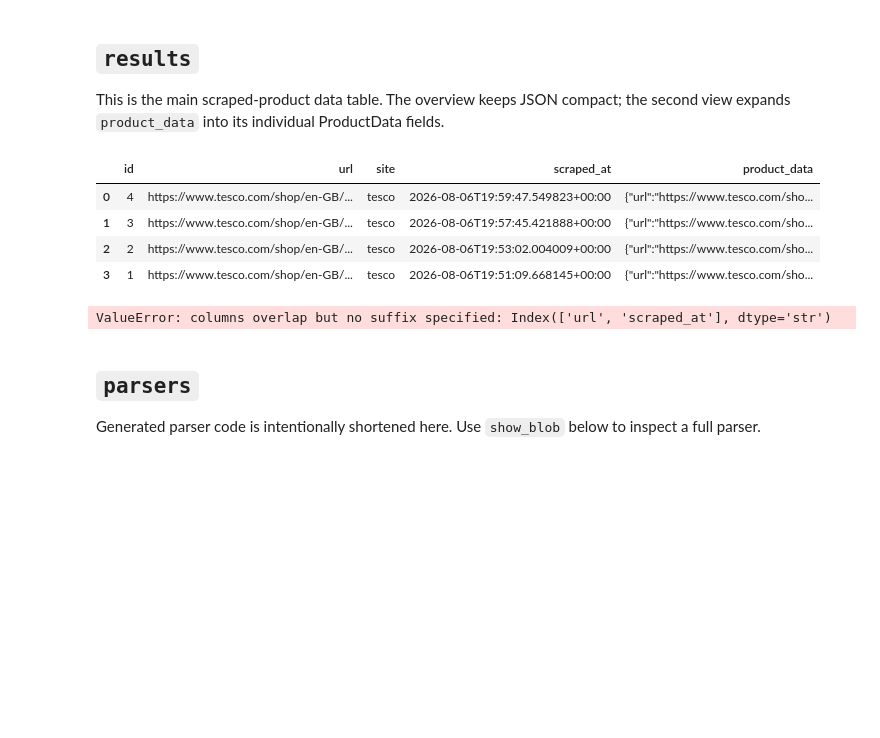
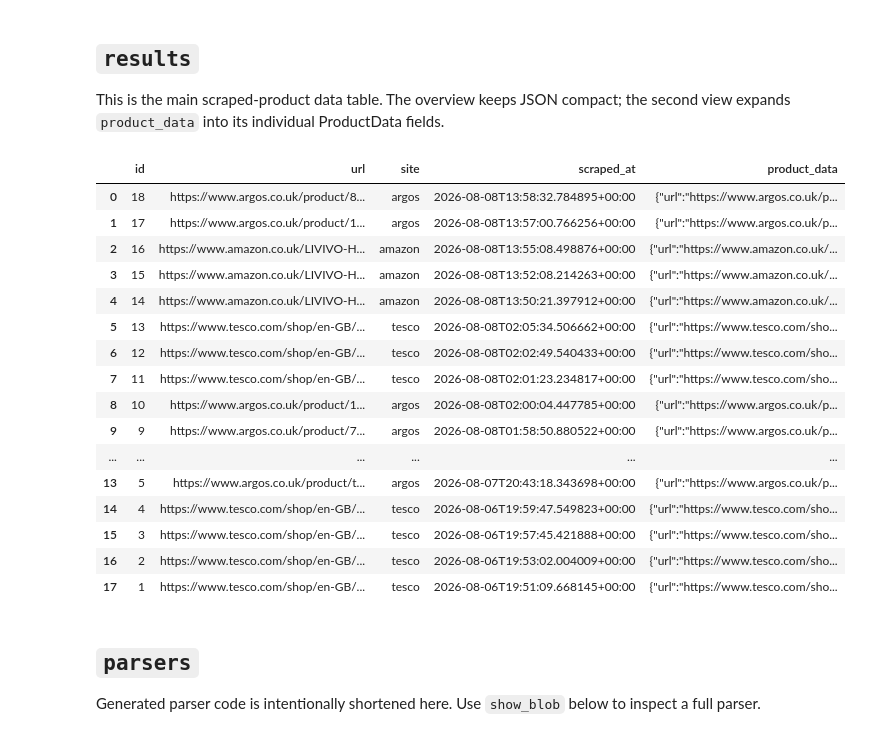
Before and after one commit to Kumoyyds/competitor_product_search, a Jupyter notebook: src/scraping/scripts/check_database.ipynb, the cells around one changed output. Drawn from its saved outputs; the diff is of its cells as text; code cells hidden in the pictures; blank space fills up the shorter version.

```diff
--- a/src/scraping/scripts/check_database.ipynb
+++ b/src/scraping/scripts/check_database.ipynb
@@ -91,38 +104,49 @@ This is the main scraped-product data table. The overview keeps JSON compact; th
 # %%
 def shorten(value: object, limit: int = 180) -> object:
     if value is None or pd.isna(value):
         return value
     text = str(value)
     return text if len(text) <= limit else text[:limit] + ' …'
 
 
 def decode_json(value: object) -> dict:
     if not value:
         return {}
     try:
         decoded = json.loads(value)
     except (TypeError, json.JSONDecodeError):
         return {'_unparseable_product_data': value}
     return decoded if isinstance(decoded, dict) else {'_json_value': decoded}
 
 
 results = pd.read_sql_query('SELECT * FROM results ORDER BY id DESC', db.conn)
 results_overview = results.copy()
 if 'product_data' in results_overview:
     results_overview['product_data'] = results_overview['product_data'].map(shorten)
 display(results_overview)
 
 result_metadata = results.reindex(columns=['id', 'url', 'site', 'scraped_at'])
 result_fields = pd.json_normalize(results['product_data'].map(decode_json).tolist())
-results_flat = result_metadata.join(result_fields)
-display(results_flat)
+# results_flat = result_metadata.join(result_fields)
+# display(result_fields)
 # %% [output]
 |  | id | url | site | scraped_at | product_data |
-| 0 | 4 | https://www.tesco.com/shop/en-GB/... | tesco | 2026-08-06T19:59:47.549823+00:00 | {"url":"https://www.tesco.com/sho... |
-| 1 | 3 | https://www.tesco.com/shop/en-GB/... | tesco | 2026-08-06T19:57:45.421888+00:00 | {"url":"https://www.tesco.com/sho... |
-| 2 | 2 | https://www.tesco.com/shop/en-GB/... | tesco | 2026-08-06T19:53:02.004009+00:00 | {"url":"https://www.tesco.com/sho... |
-| 3 | 1 | https://www.tesco.com/shop/en-GB/... | tesco | 2026-08-06T19:51:09.668145+00:00 | {"url":"https://www.tesco.com/sho... |
+| 0 | 18 | https://www.argos.co.uk/product/8... | argos | 2026-08-08T13:58:32.784895+00:00 | {"url":"https://www.argos.co.uk/p... |
+| 1 | 17 | https://www.argos.co.uk/product/1... | argos | 2026-08-08T13:57:00.766256+00:00 | {"url":"https://www.argos.co.uk/p... |
+| 2 | 16 | https://www.amazon.co.uk/LIVIVO-H... | amazon | 2026-08-08T13:55:08.498876+00:00 | {"url":"https://www.amazon.co.uk/... |
+| 3 | 15 | https://www.amazon.co.uk/LIVIVO-H... | amazon | 2026-08-08T13:52:08.214263+00:00 | {"url":"https://www.amazon.co.uk/... |
+| 4 | 14 | https://www.amazon.co.uk/LIVIVO-H... | amazon | 2026-08-08T13:50:21.397912+00:00 | {"url":"https://www.amazon.co.uk/... |
+| 5 | 13 | https://www.tesco.com/shop/en-GB/... | tesco | 2026-08-08T02:05:34.506662+00:00 | {"url":"https://www.tesco.com/sho... |
+| 6 | 12 | https://www.tesco.com/shop/en-GB/... | tesco | 2026-08-08T02:02:49.540433+00:00 | {"url":"https://www.tesco.com/sho... |
+| 7 | 11 | https://www.tesco.com/shop/en-GB/... | tesco | 2026-08-08T02:01:23.234817+00:00 | {"url":"https://www.tesco.com/sho... |
+| 8 | 10 | https://www.argos.co.uk/product/1... | argos | 2026-08-08T02:00:04.447785+00:00 | {"url":"https://www.argos.co.uk/p... |
+| 9 | 9 | https://www.argos.co.uk/product/7... | argos | 2026-08-08T01:58:50.880522+00:00 | {"url":"https://www.argos.co.uk/p... |
+| ... | ... | ... | ... | ... | ... |
+| 13 | 5 | https://www.argos.co.uk/product/t... | argos | 2026-08-07T20:43:18.343698+00:00 | {"url":"https://www.argos.co.uk/p... |
+| 14 | 4 | https://www.tesco.com/shop/en-GB/... | tesco | 2026-08-06T19:59:47.549823+00:00 | {"url":"https://www.tesco.com/sho... |
+| 15 | 3 | https://www.tesco.com/shop/en-GB/... | tesco | 2026-08-06T19:57:45.421888+00:00 | {"url":"https://www.tesco.com/sho... |
+| 16 | 2 | https://www.tesco.com/shop/en-GB/... | tesco | 2026-08-06T19:53:02.004009+00:00 | {"url":"https://www.tesco.com/sho... |
+| 17 | 1 | https://www.tesco.com/shop/en-GB/... | tesco | 2026-08-06T19:51:09.668145+00:00 | {"url":"https://www.tesco.com/sho... |
-ValueError: columns overlap but no suffix specified: Index(['url', 'scraped_at'], dtype='str')
 # %% [markdown]
 ## `parsers`
 
```
Also changed, not shown: parts of 7 cells of this notebook.
